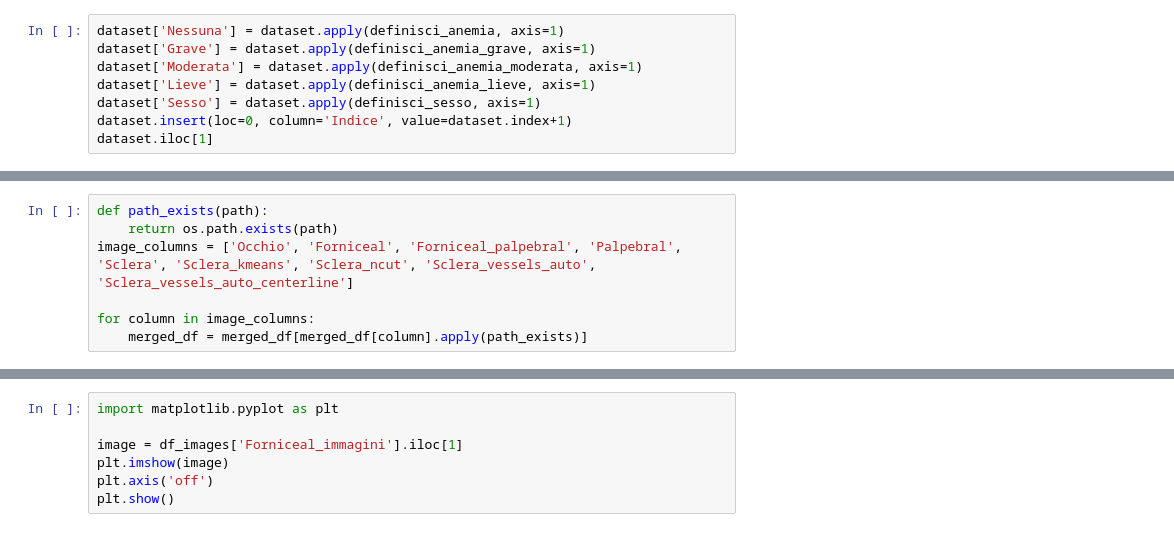
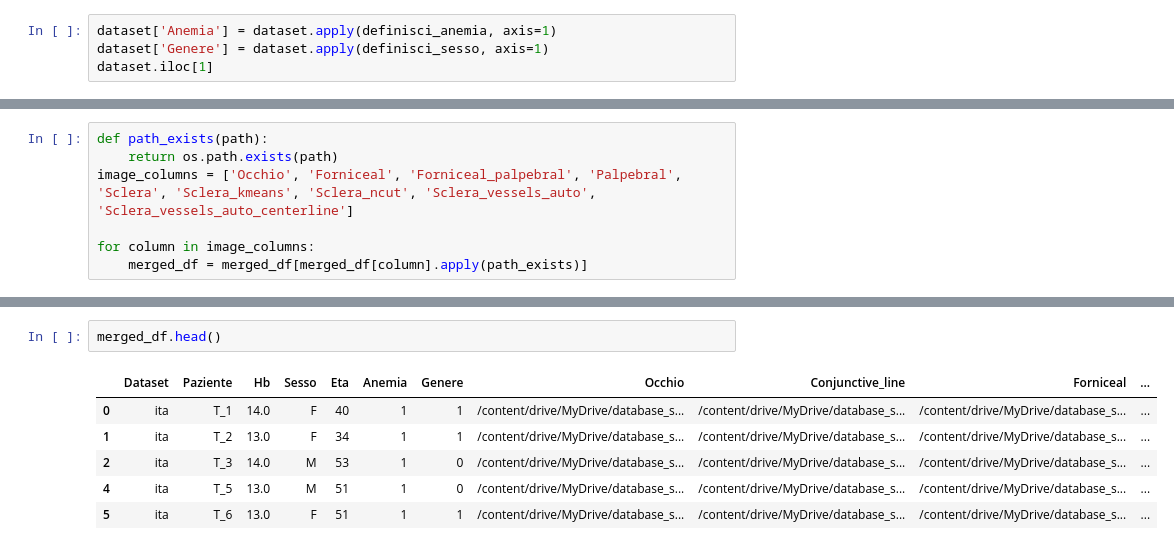
Before and after one commit to domenico1995/SM, a Jupyter notebook: entrazione_dati.ipynb, the cells around one changed output, grey strips where cells are left out. Cells and saved outputs as stored; diff of their text form.

```diff
--- a/entrazione_dati.ipynb
+++ b/entrazione_dati.ipynb
@@ -269,11 +257,7 @@ def definisci_sesso(row):
     else:
         return 0
 # %%
-dataset['Nessuna'] = dataset.apply(definisci_anemia, axis=1)
-dataset['Grave'] = dataset.apply(definisci_anemia_grave, axis=1)
-dataset['Moderata'] = dataset.apply(definisci_anemia_moderata, axis=1)
-dataset['Lieve'] = dataset.apply(definisci_anemia_lieve, axis=1)
-dataset['Sesso'] = dataset.apply(definisci_sesso, axis=1)
-dataset.insert(loc=0, column='Indice', value=dataset.index+1)
+dataset['Anemia'] = dataset.apply(definisci_anemia, axis=1)
+dataset['Genere'] = dataset.apply(definisci_sesso, axis=1)
 dataset.iloc[1]
 # %% [output]
@@ -443,7 +396,9 @@ Index(['Indice', 'Dataset', 'Paziente', 'Hb', 'Sesso', 'Eta', 'Nessuna',
-# %%
-import matplotlib.pyplot as plt
-
-image = df_images['Forniceal_immagini'].iloc[1]
-plt.imshow(image)
-plt.axis('off')
-plt.show()
+# %%
+merged_df.head()
+# %% [output]
+|  | Dataset | Paziente | Hb | Sesso | Eta | Anemia | Genere | Occhio | Conjunctive_line | Forniceal | ... |
+| 0 | ita | T_1 | 14.0 | F | 40 | 1 | 1 | /content/drive/MyDrive/database_s... | /content/drive/MyDrive/database_s... | /content/drive/MyDrive/database_s... | ... |
+| 1 | ita | T_2 | 13.0 | F | 34 | 1 | 1 | /content/drive/MyDrive/database_s... | /content/drive/MyDrive/database_s... | /content/drive/MyDrive/database_s... | ... |
+| 2 | ita | T_3 | 14.0 | M | 53 | 1 | 0 | /content/drive/MyDrive/database_s... | /content/drive/MyDrive/database_s... | /content/drive/MyDrive/database_s... | ... |
+| 4 | ita | T_5 | 13.0 | M | 51 | 1 | 0 | /content/drive/MyDrive/database_s... | /content/drive/MyDrive/database_s... | /content/drive/MyDrive/database_s... | ... |
+| 5 | ita | T_6 | 13.0 | F | 51 | 1 | 1 | /content/drive/MyDrive/database_s... | /content/drive/MyDrive/database_s... | /content/drive/MyDrive/database_s... | ... |
```
Also changed, not shown: parts of 10 cells of this notebook.
